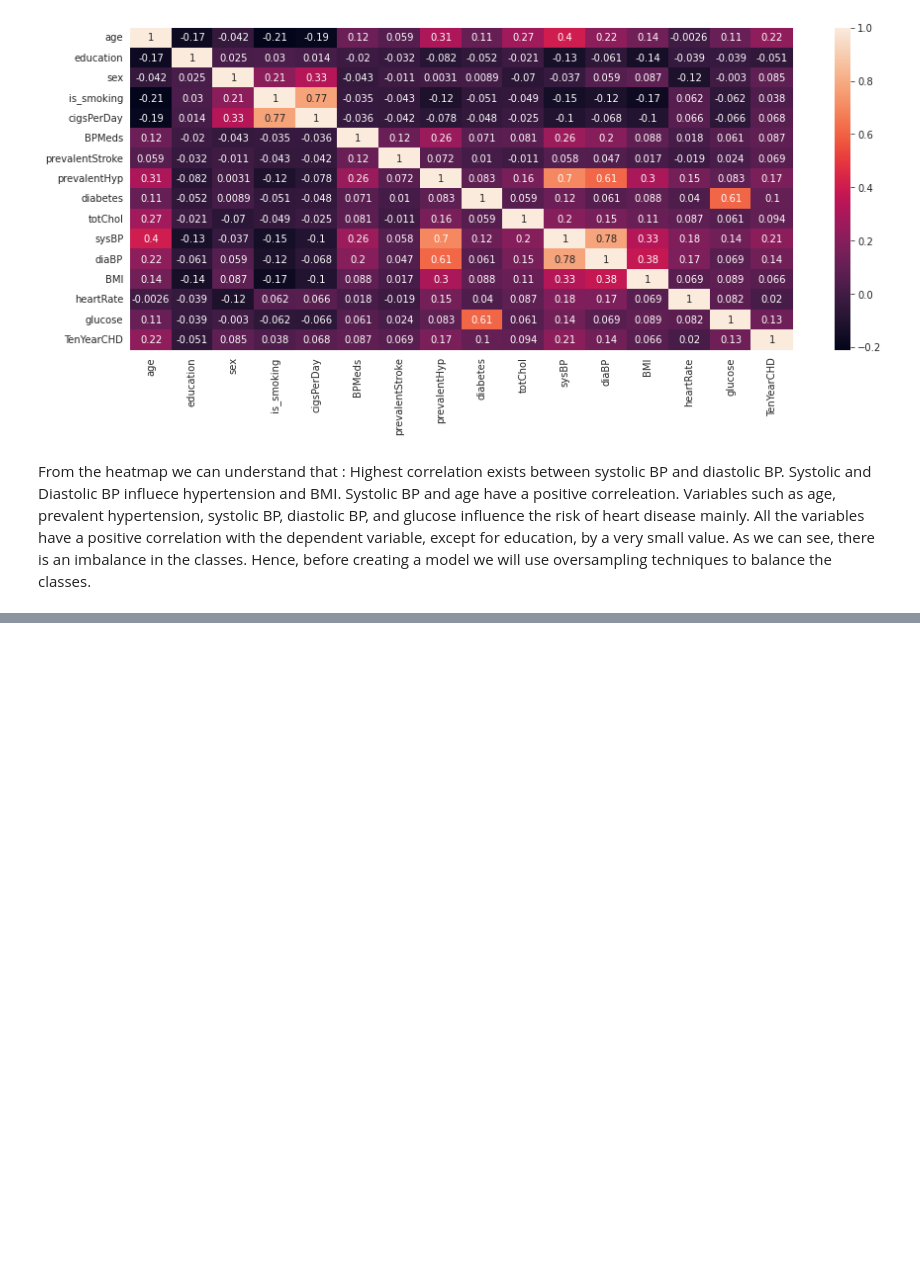
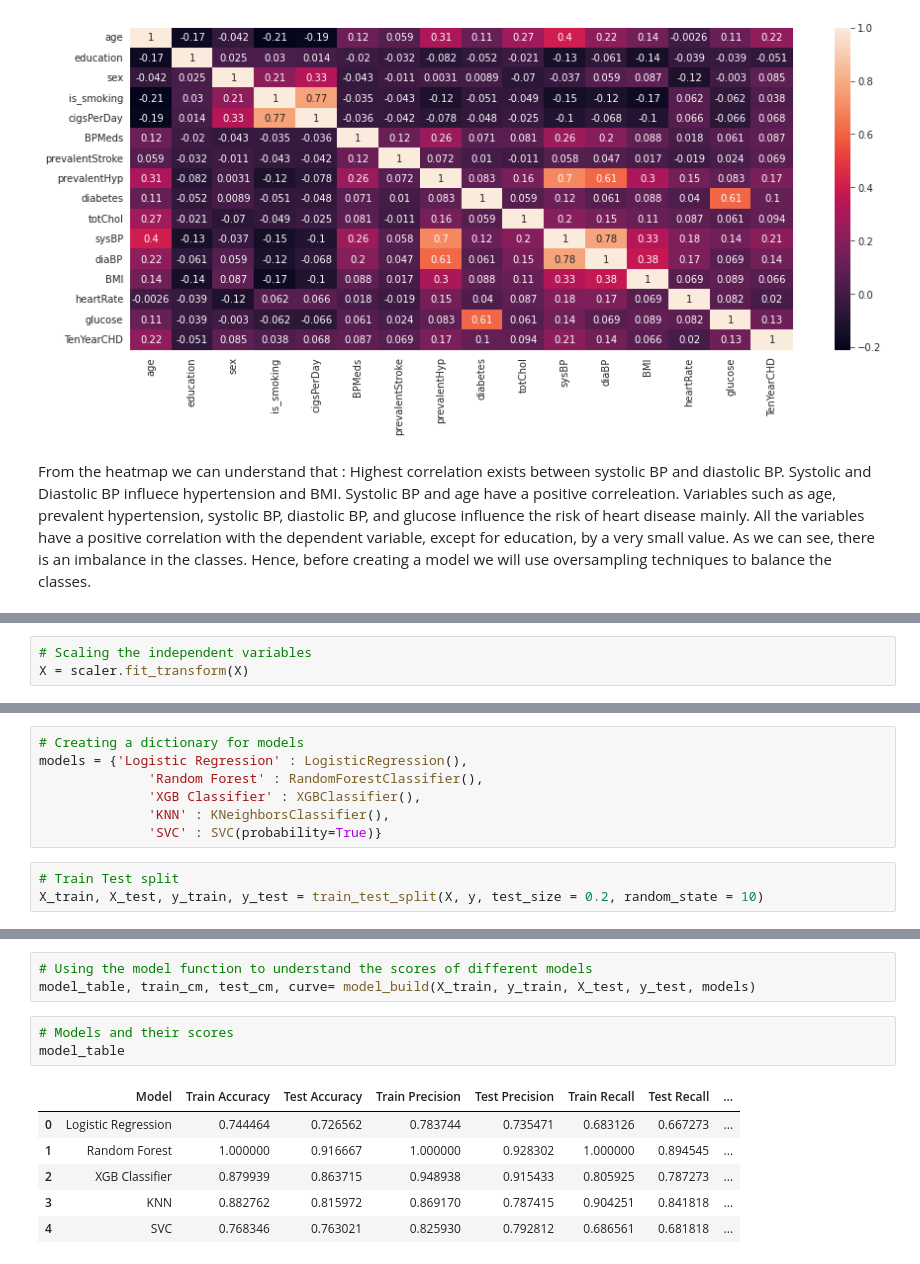
Before and after one commit to V-dit/cardiovascular-risk-prediction, a Jupyter notebook: Cardiovascular_Risk_Prediction.ipynb, the cells around one changed output, grey strips where cells are left out. Cells and saved outputs as stored; diff of their text form; blank space fills up the shorter version.

```diff
--- a/Cardiovascular_Risk_Prediction.ipynb
+++ b/Cardiovascular_Risk_Prediction.ipynb
@@ -536,0 +608,3 @@ As we can see, there is an imbalance in the classes. Hence, before creating a mo
+# %%
+# Scaling the independent variables
+X = scaler.fit_transform(X)
@@ -536,0 +630,10 @@ As we can see, there is an imbalance in the classes. Hence, before creating a mo
+# %%
+# Creating a dictionary for models
+models = {'Logistic Regression' : LogisticRegression(),
+              'Random Forest' : RandomForestClassifier(),
+              'XGB Classifier' : XGBClassifier(),
+              'KNN' : KNeighborsClassifier(),
+              'SVC' : SVC(probability=True)}
+# %%
+# Train Test split
+X_train, X_test, y_train, y_test = train_test_split(X, y, test_size = 0.2, random_state = 10)
@@ -536,0 +698,13 @@ As we can see, there is an imbalance in the classes. Hence, before creating a mo
+# %%
+# Using the model function to understand the scores of different models
+model_table, train_cm, test_cm, curve= model_build(X_train, y_train, X_test, y_test, models)
+# %%
+# Models and their scores
+model_table
+# %% [output]
+|  | Model | Train Accuracy | Test Accuracy | Train Precision | Test Precision | Train Recall | Test Recall | ... |
+| 0 | Logistic Regression | 0.744464 | 0.726562 | 0.783744 | 0.735471 | 0.683126 | 0.667273 | ... |
+| 1 | Random Forest | 1.000000 | 0.916667 | 1.000000 | 0.928302 | 1.000000 | 0.894545 | ... |
+| 2 | XGB Classifier | 0.879939 | 0.863715 | 0.948938 | 0.915433 | 0.805925 | 0.787273 | ... |
+| 3 | KNN | 0.882762 | 0.815972 | 0.869170 | 0.787415 | 0.904251 | 0.841818 | ... |
+| 4 | SVC | 0.768346 | 0.763021 | 0.825930 | 0.792812 | 0.686561 | 0.681818 | ... |
```
Also changed, not shown: parts of 33 cells of this notebook.
